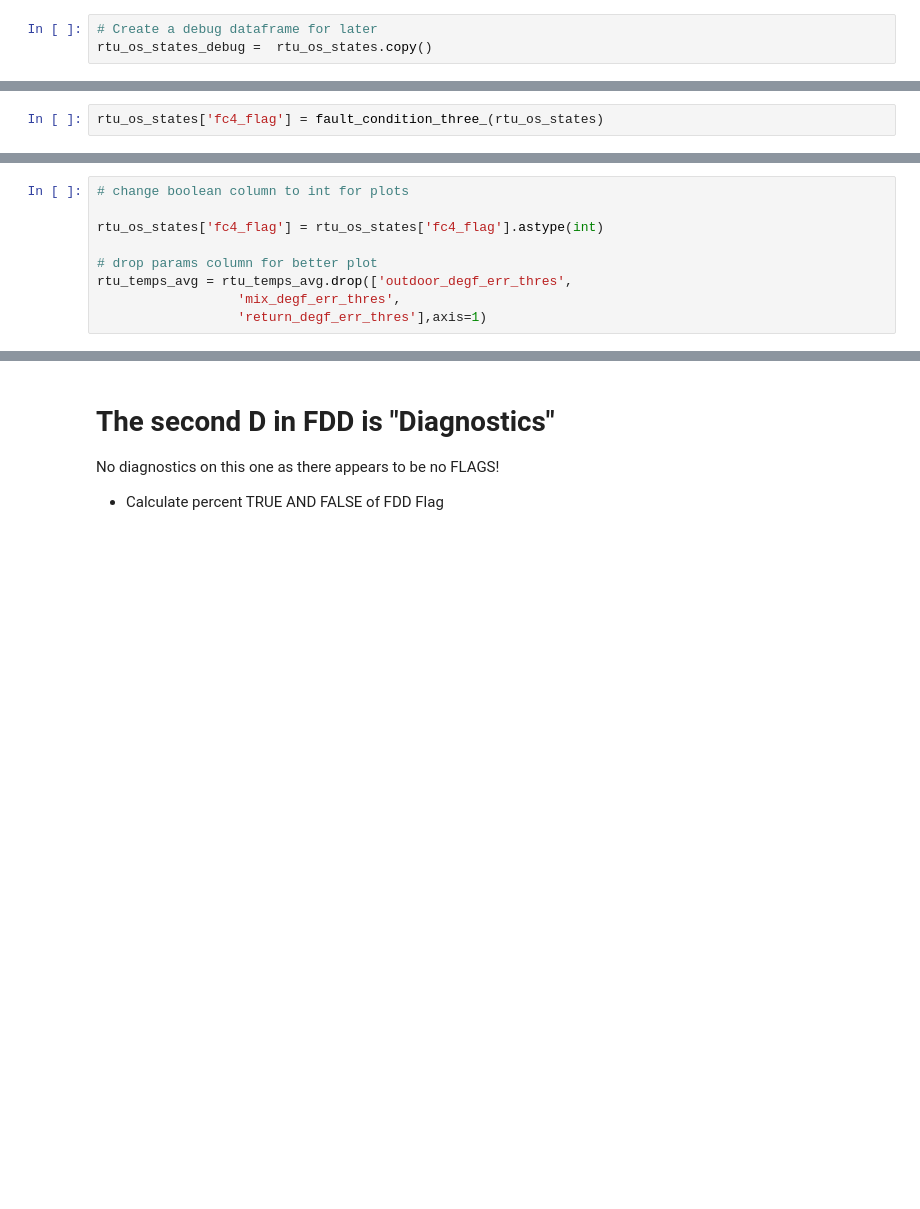
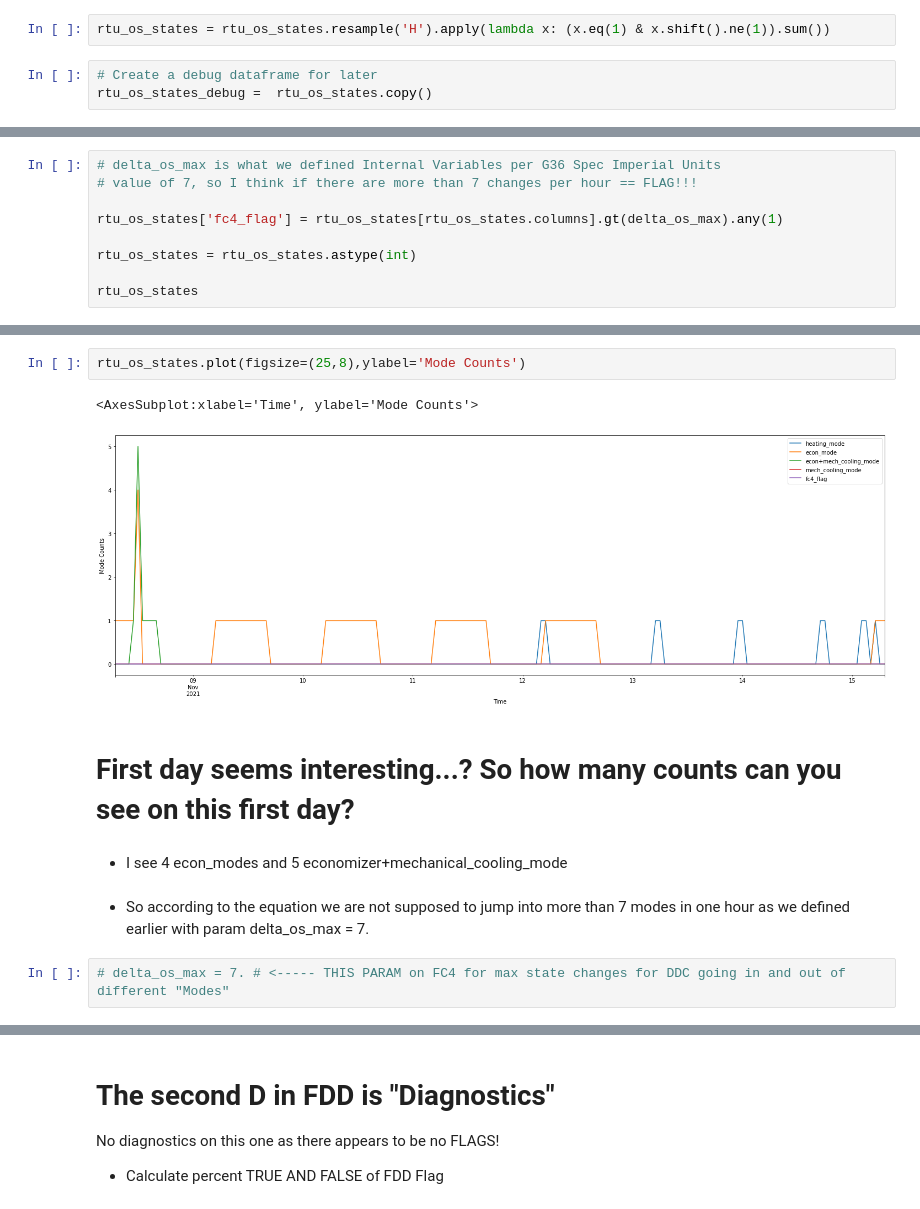
Before and after one commit to spillz-dxb/my-weekend-fdd-hobby, a Jupyter notebook: fc4_operating_states.ipynb, the cells around one changed output, grey strips where cells are left out. Drawn from its saved outputs; the diff is of its cells as text; blank space fills up the shorter version.

```diff
--- a/fc4_operating_states.ipynb
+++ b/fc4_operating_states.ipynb
@@ -119,3 +127,5 @@ rtu_os_states['mech_cooling'] = rtu_os_states['economizer_sig'].eq(rtu_os_states
+# %%
+rtu_os_states = rtu_os_states.resample('H').apply(lambda x: (x.eq(1) & x.shift().ne(1)).sum())
 # %%
 # Create a debug dataframe for later
 rtu_os_states_debug =  rtu_os_states.copy()
@@ -171,2 +137,0 @@ rtu_os_states
-# %%
-rtu_os_states['fc4_flag'] = fault_condition_three_(rtu_os_states)
@@ -179,9 +137,0 @@ rtu_os_states.columns
-# %%
-# change boolean column to int for plots
-
-rtu_os_states['fc4_flag'] = rtu_os_states['fc4_flag'].astype(int)
-
-# drop params column for better plot
-rtu_temps_avg = rtu_temps_avg.drop(['outdoor_degf_err_thres',
-                  'mix_degf_err_thres',
-                  'return_degf_err_thres'],axis=1)
@@ -273,0 +138,9 @@ rtu_temps_debug.plot(figsize=(25,8))
+# %%
+# delta_os_max is what we defined Internal Variables per G36 Spec Imperial Units
+# value of 7, so I think if there are more than 7 changes per hour == FLAG!!!
+
+rtu_os_states['fc4_flag'] = rtu_os_states[rtu_os_states.columns].gt(delta_os_max).any(1)
+
+rtu_os_states = rtu_os_states.astype(int)
+
+rtu_os_states
@@ -273,0 +162,13 @@ rtu_temps_debug.plot(figsize=(25,8))
+# %%
+rtu_os_states.plot(figsize=(25,8),ylabel='Mode Counts')
+# %% [output]
+<AxesSubplot:xlabel='Time', ylabel='Mode Counts'>
+[figure, added]
+# %% [markdown]
+# First day seems interesting...? So how many counts can you see on this first day?
+# %% [markdown]
+* I see 4 econ_modes and 5 economizer+mechanical_cooling_mode
+# %% [markdown]
+* So according to the equation we are not supposed to jump into more than 7 modes in one hour as we defined earlier with param delta_os_max = 7.
+# %%
+# delta_os_max = 7. # <----- THIS PARAM on FC4 for max state changes for DDC going in and out of different "Modes"
```
Also changed, not shown: parts of 49 cells of this notebook, 4 other files.
